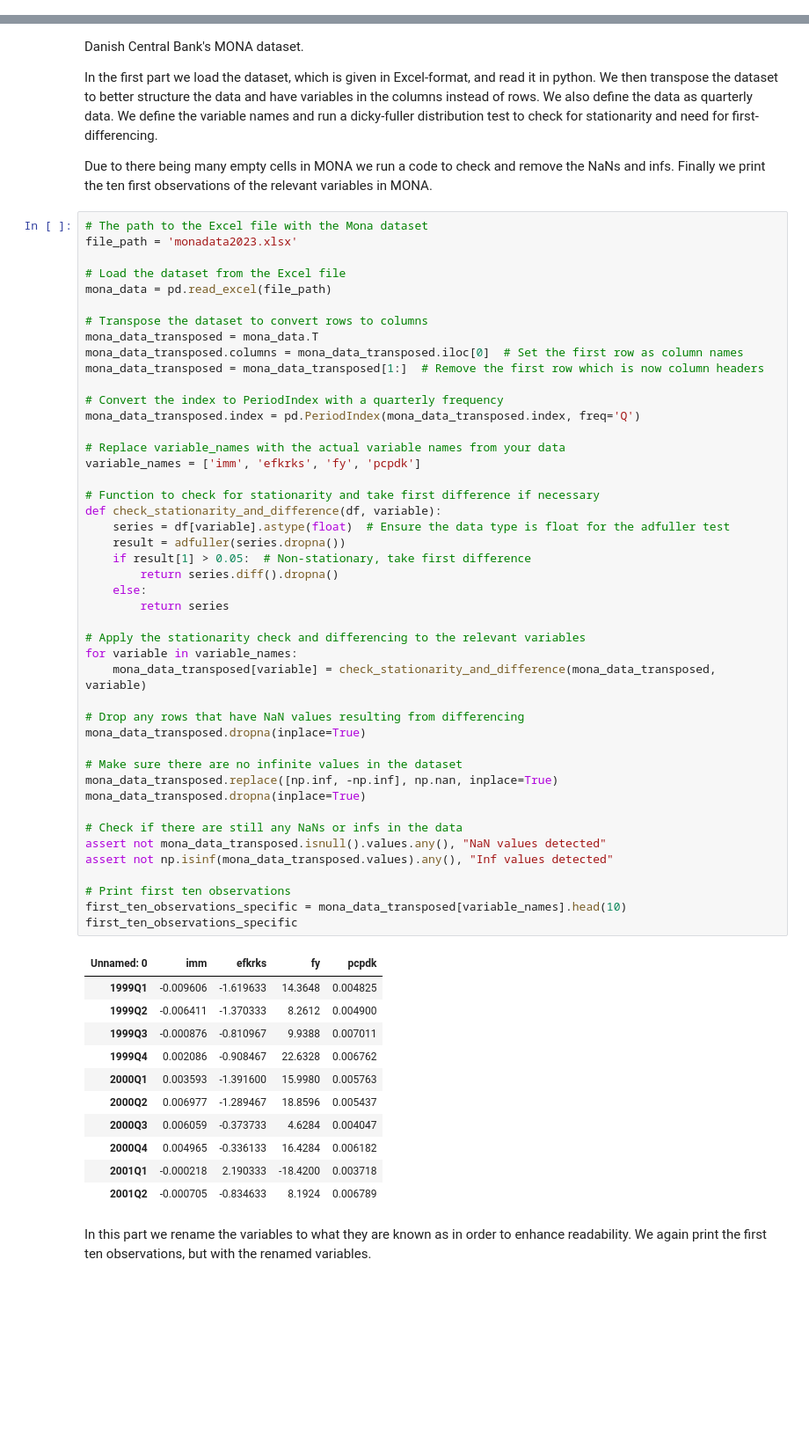
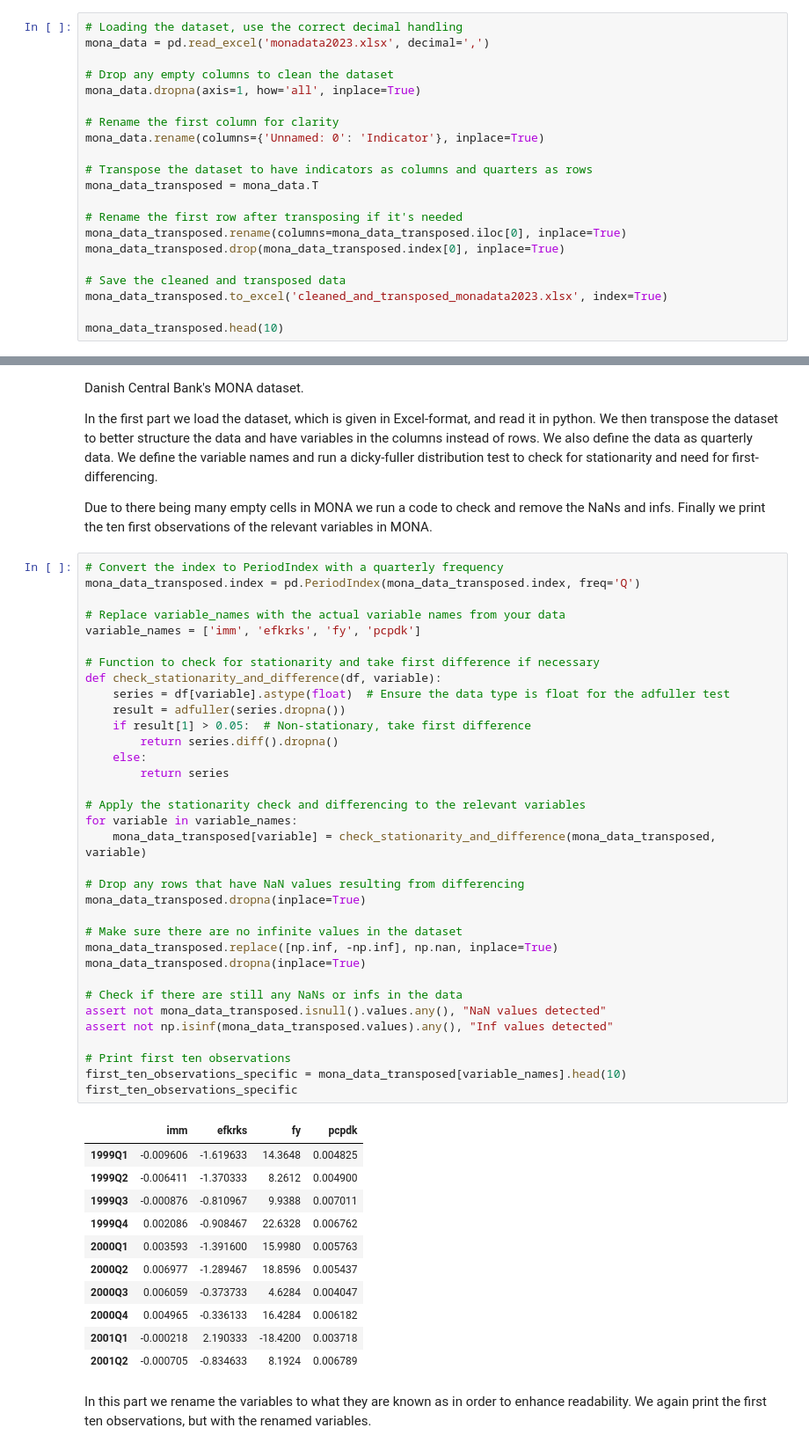
Before and after one commit to NumEconCopenhagen/projects-2024-sara-sara-huda, a Jupyter notebook: dataproject/dataproject.ipynb, the cells around one changed output, grey strips where cells are left out. Shown at 88% size. Drawn from its saved outputs; the diff is of its cells as text; blank space fills up the shorter version.

```diff
--- a/dataproject/dataproject.ipynb
+++ b/dataproject/dataproject.ipynb
@@ -33,0 +13,21 @@ WARNING: Skipping c:\Users\Bruger\anaconda3\Lib\site-packages\semver-2.13.0.dist
+# %%
+# Loading the dataset, use the correct decimal handling
+mona_data = pd.read_excel('monadata2023.xlsx', decimal=',')
+
+# Drop any empty columns to clean the dataset
+mona_data.dropna(axis=1, how='all', inplace=True)
+
+# Rename the first column for clarity
+mona_data.rename(columns={'Unnamed: 0': 'Indicator'}, inplace=True)
+
+# Transpose the dataset to have indicators as columns and quarters as rows
+mona_data_transposed = mona_data.T
+
+# Rename the first row after transposing if it's needed
+mona_data_transposed.rename(columns=mona_data_transposed.iloc[0], inplace=True)
+mona_data_transposed.drop(mona_data_transposed.index[0], inplace=True)
+
+# Save the cleaned and transposed data
+mona_data_transposed.to_excel('cleaned_and_transposed_monadata2023.xlsx', index=True)
+
+mona_data_transposed.head(10)
@@ -41,17 +54,6 @@ We define the variable names and run a dicky-fuller distribution test to check f
 
 Due to there being many empty cells in MONA we run a code to check and remove the NaNs and infs. Finally we print the ten first observations of the relevant variables in MONA.
 # %%
-# The path to the Excel file with the Mona dataset
-file_path = 'monadata2023.xlsx'
-
-# Load the dataset from the Excel file
-mona_data = pd.read_excel(file_path)
-
-# Transpose the dataset to convert rows to columns
-mona_data_transposed = mona_data.T
-mona_data_transposed.columns = mona_data_transposed.iloc[0]  # Set the first row as column names
-mona_data_transposed = mona_data_transposed[1:]  # Remove the first row which is now column headers
-
 # Convert the index to PeriodIndex with a quarterly frequency
 mona_data_transposed.index = pd.PeriodIndex(mona_data_transposed.index, freq='Q')
 
@@ -59,34 +61,34 @@ mona_data_transposed.index = pd.PeriodIndex(mona_data_transposed.index, freq='Q'
 variable_names = ['imm', 'efkrks', 'fy', 'pcpdk']
 
 # Function to check for stationarity and take first difference if necessary
 def check_stationarity_and_difference(df, variable):
     series = df[variable].astype(float)  # Ensure the data type is float for the adfuller test
     result = adfuller(series.dropna())
     if result[1] > 0.05:  # Non-stationary, take first difference
         return series.diff().dropna()
     else:
         return series
 
 # Apply the stationarity check and differencing to the relevant variables
 for variable in variable_names:
     mona_data_transposed[variable] = check_stationarity_and_difference(mona_data_transposed, variable)
 
 # Drop any rows that have NaN values resulting from differencing
 mona_data_transposed.dropna(inplace=True)
 
 # Make sure there are no infinite values in the dataset
 mona_data_transposed.replace([np.inf, -np.inf], np.nan, inplace=True)
 mona_data_transposed.dropna(inplace=True)
 
 # Check if there are still any NaNs or infs in the data
 assert not mona_data_transposed.isnull().values.any(), "NaN values detected"
 assert not np.isinf(mona_data_transposed.values).any(), "Inf values detected"
 
 # Print first ten observations
 first_ten_observations_specific = mona_data_transposed[variable_names].head(10)
 first_ten_observations_specific
 # %% [output]
-| Unnamed: 0 | imm | efkrks | fy | pcpdk |
+|  | imm | efkrks | fy | pcpdk |
 | 1999Q1 | -0.009606 | -1.619633 | 14.3648 | 0.004825 |
 | 1999Q2 | -0.006411 | -1.370333 | 8.2612 | 0.004900 |
 | 1999Q3 | -0.000876 | -0.810967 | 9.9388 | 0.007011 |
```
Also changed, not shown: parts of 8 cells of this notebook, 1 other file.
